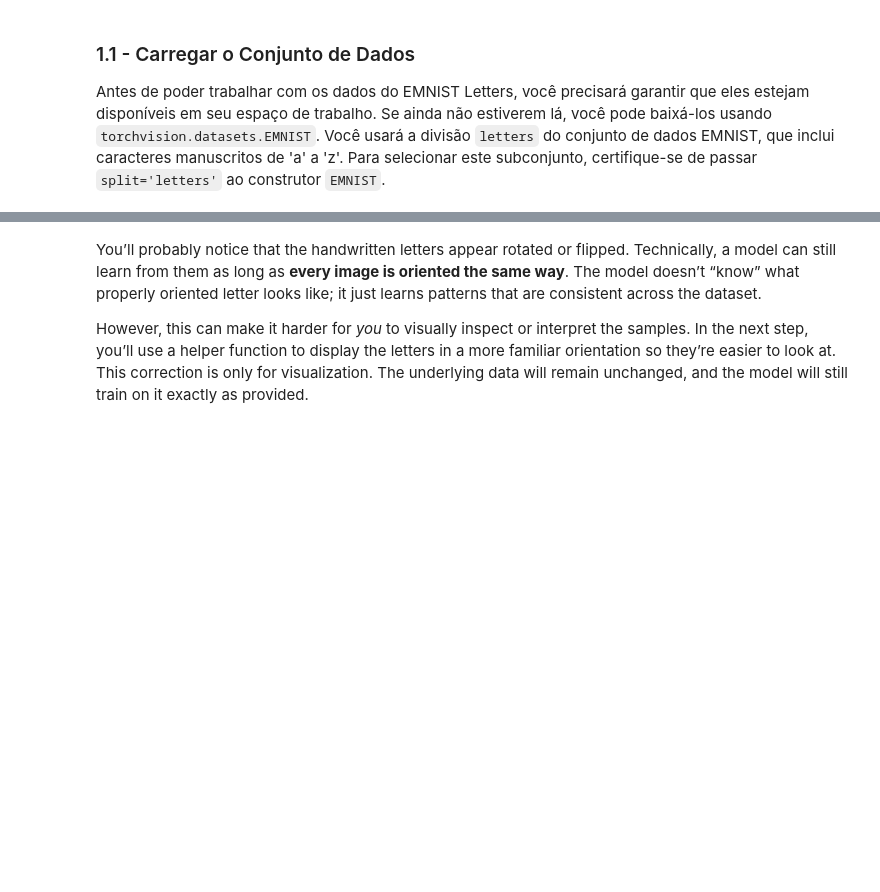
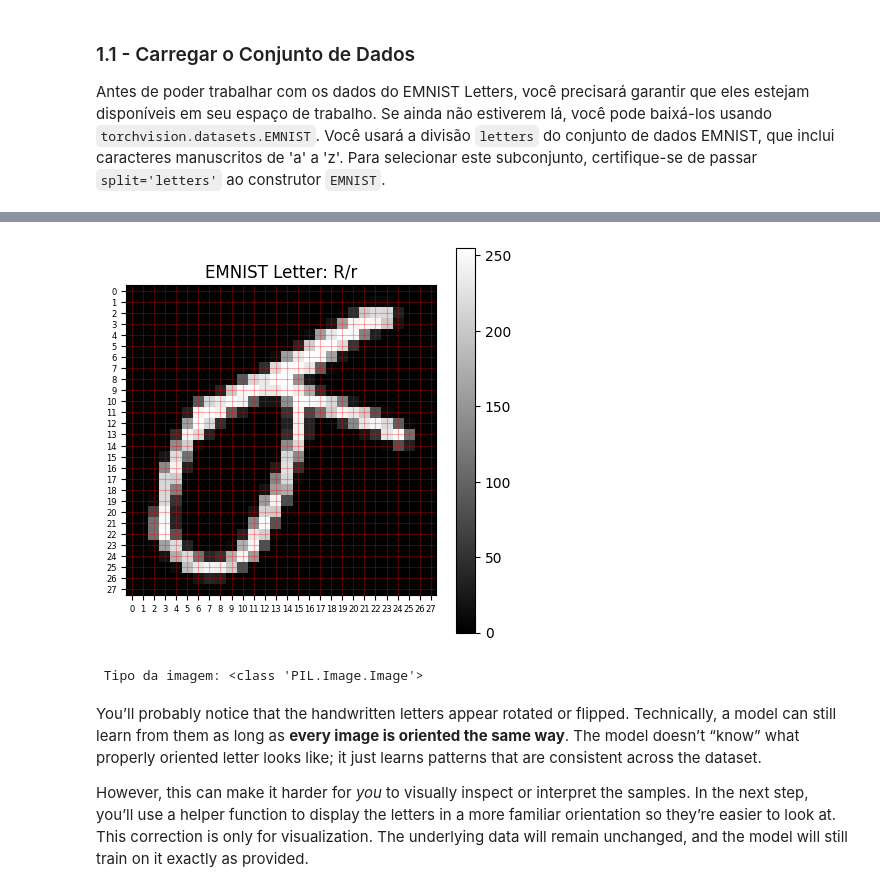
Before and after one commit to fabiobento/dnn-course-2026-1, a Jupyter notebook: C1M2_Assignment.ipynb, the cells around one changed output, grey strips where cells are left out. Drawn from its saved outputs; the diff is of its cells as text; code cells hidden in the pictures; blank space fills up the shorter version.

```diff
--- a/C1M2_Assignment.ipynb
+++ b/C1M2_Assignment.ipynb
@@ -214,3 +183,14 @@ print(f"\n Image type: {type(img)}")
+# %%
+img, label = train_dataset[index]  # Extrai a imagem e seu respectivo rótulo (classe) do dataset
+
+helper_utils_4.visualize_image(img, label)  # Exibe a imagem na tela com seu rótulo correspondente
+
+# A imagem original é armazenada como um objeto PIL Image.
+# Será necessário convertê-la em um tensor do PyTorch antes de iniciar o treinamento.
+print(f"\n Tipo da imagem: {type(img)}")
+# %% [output]
+[figure, added]
+ Tipo da imagem: <class 'PIL.Image.Image'>
 # %% [markdown]
 You’ll probably notice that the handwritten letters appear rotated or flipped. Technically, a model can still learn from them as long as **every image is oriented the same way**. The model doesn’t “know” what properly oriented letter looks like; it just learns patterns that are consistent across the dataset.
 
```
Also changed, not shown: parts of 9 cells of this notebook, 1 other file.
